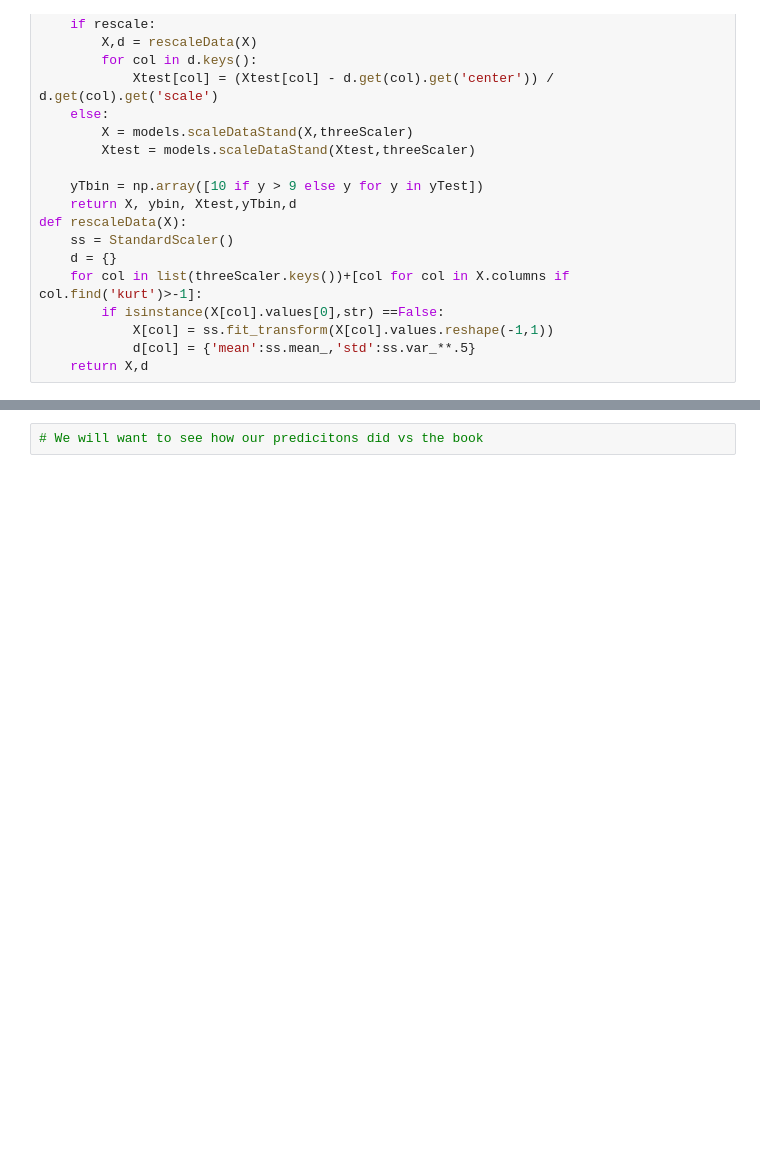
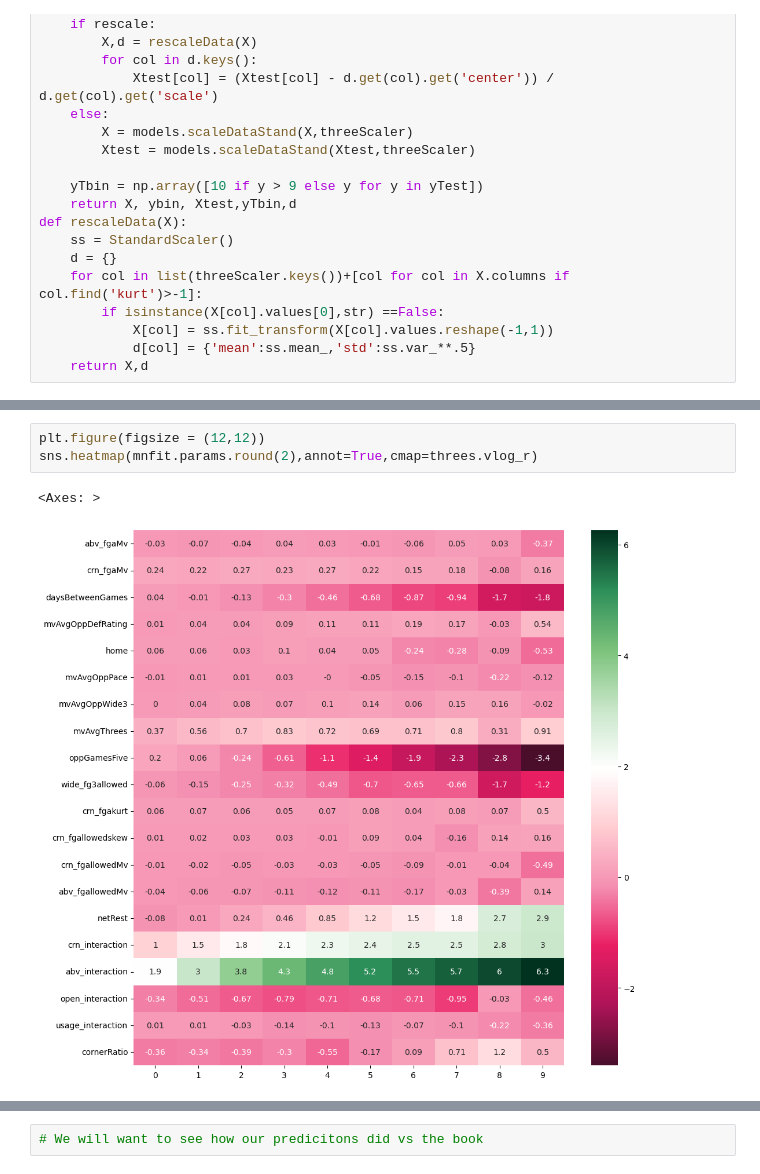
Before and after one commit to eac521/bets, a Jupyter notebook: Notebooks/retro.ipynb, the cells around one changed output, grey strips where cells are left out. Drawn from its saved outputs; the diff is of its cells as text; blank space fills up the shorter version.

```diff
--- a/Notebooks/retro.ipynb
+++ b/Notebooks/retro.ipynb
@@ -253,0 +360,6 @@ tdf[tdf.game_date=='2025-03-08'].iloc[:,-20:]
+# %%
+plt.figure(figsize = (12,12))
+sns.heatmap(mnfit.params.round(2),annot=True,cmap=threes.vlog_r)
+# %% [output]
+<Axes: >
+[figure, added]
```
Also changed, not shown: parts of 140 cells of this notebook, 16 other files.
